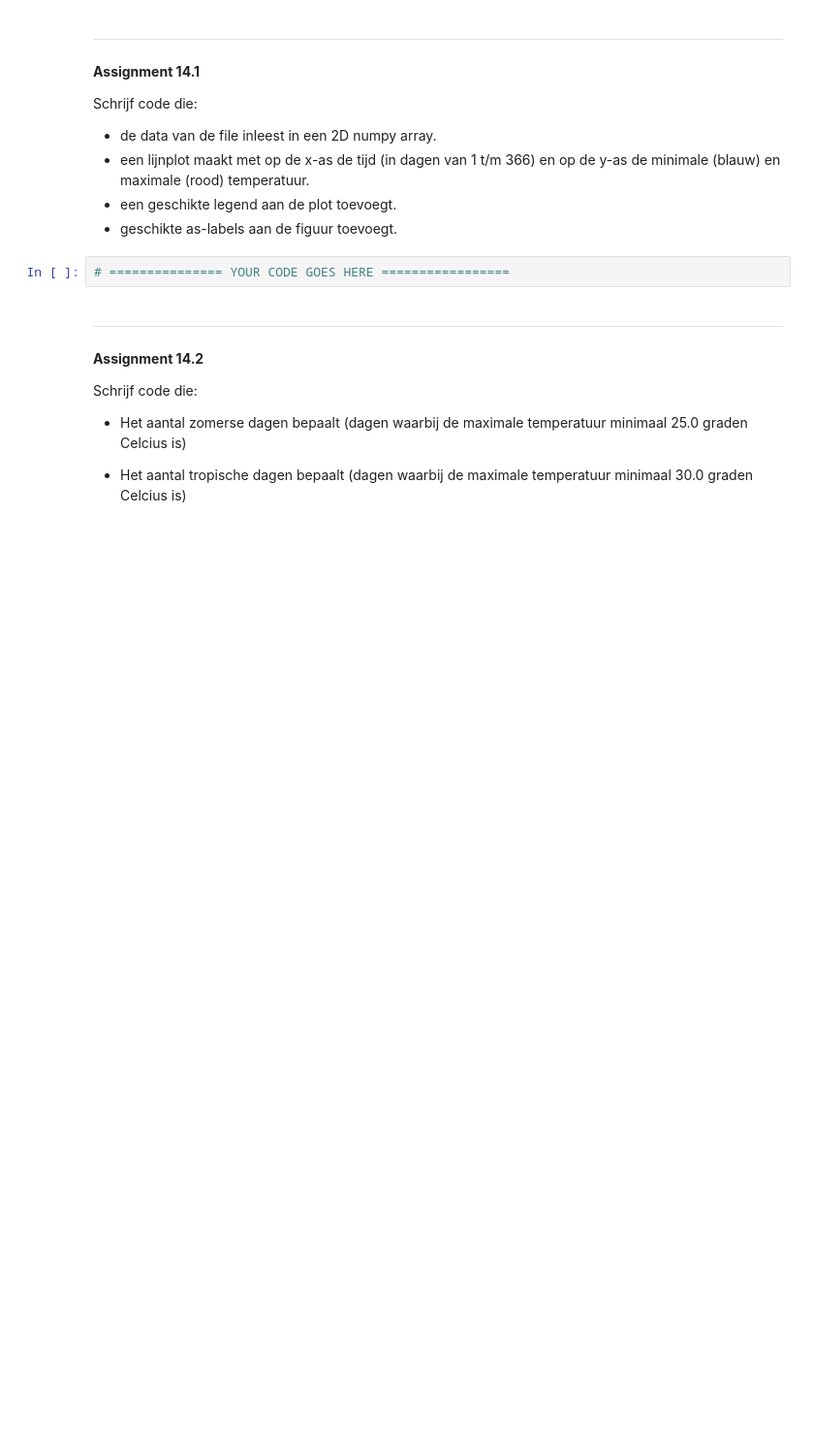
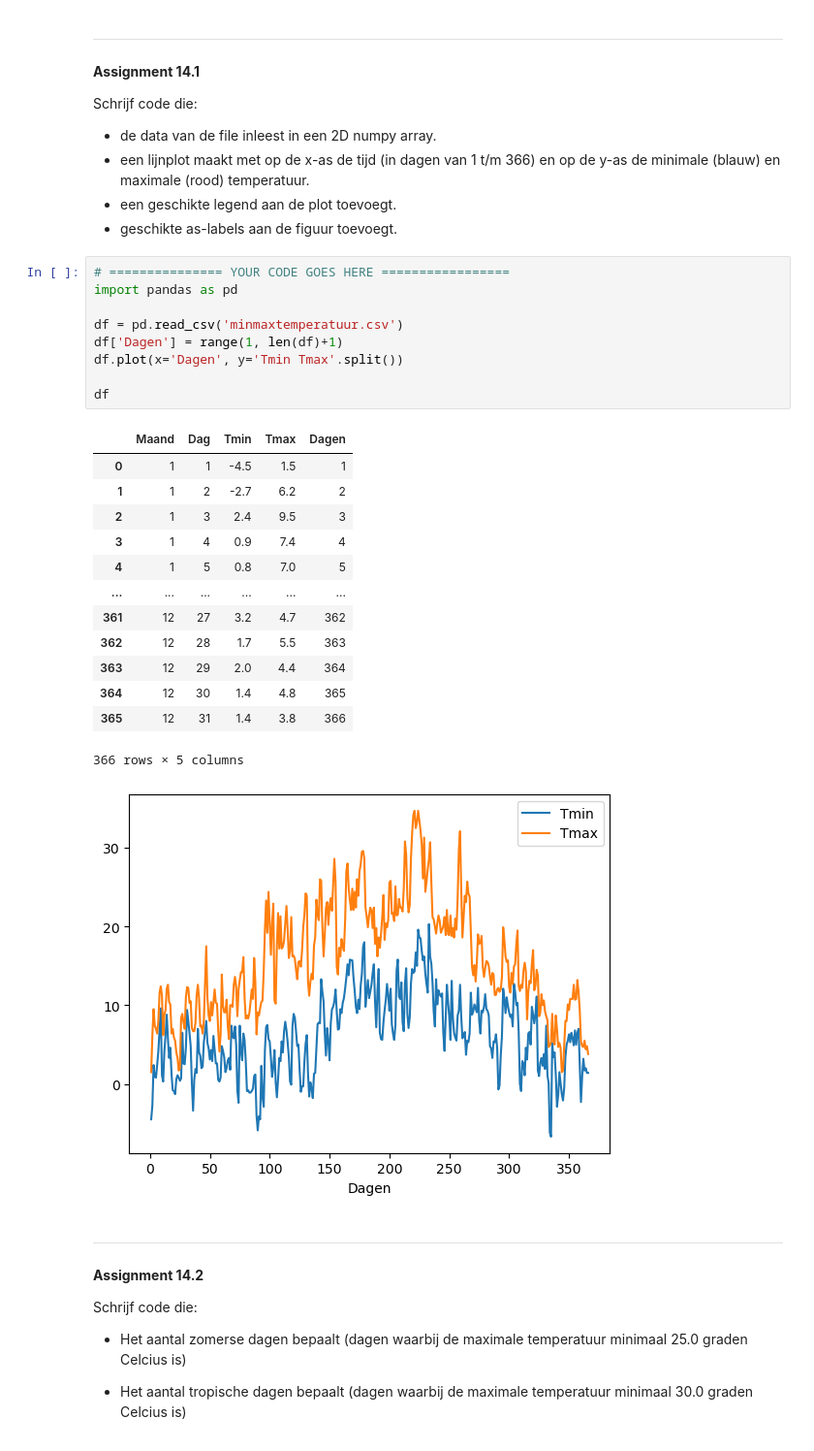
Before and after one commit to GitAkash/PnD, a Jupyter notebook: Week 5, 6 & 7/notebook14_hittegolven.ipynb, the cells around one changed output. Shown at 97% size. Cells and saved outputs as stored; diff of their text form; blank space fills up the shorter version.

```diff
--- a/Week 5, 6 & 7/notebook14_hittegolven.ipynb
+++ b/Week 5, 6 & 7/notebook14_hittegolven.ipynb
@@ -13,8 +13,30 @@ Schrijf code die:
 - een lijnplot maakt met op de x-as de tijd (in dagen van 1 t/m 366) en op de y-as de minimale (blauw) en maximale (rood) temperatuur.
 - een geschikte legend aan de plot toevoegt.
 - geschikte as-labels aan de figuur toevoegt.
-# %%
-# =============== YOUR CODE GOES HERE =================
+# %%
+# =============== YOUR CODE GOES HERE =================
+import pandas as pd
+
+df = pd.read_csv('minmaxtemperatuur.csv')
+df['Dagen'] = range(1, len(df)+1)
+df.plot(x='Dagen', y='Tmin Tmax'.split())
+
+df
+# %% [output]
+|  | Maand | Dag | Tmin | Tmax | Dagen |
+| 0 | 1 | 1 | -4.5 | 1.5 | 1 |
+| 1 | 1 | 2 | -2.7 | 6.2 | 2 |
+| 2 | 1 | 3 | 2.4 | 9.5 | 3 |
+| 3 | 1 | 4 | 0.9 | 7.4 | 4 |
+| 4 | 1 | 5 | 0.8 | 7.0 | 5 |
+| ... | ... | ... | ... | ... | ... |
+| 361 | 12 | 27 | 3.2 | 4.7 | 362 |
+| 362 | 12 | 28 | 1.7 | 5.5 | 363 |
+| 363 | 12 | 29 | 2.0 | 4.4 | 364 |
+| 364 | 12 | 30 | 1.4 | 4.8 | 365 |
+| 365 | 12 | 31 | 1.4 | 3.8 | 366 |
+366 rows × 5 columns
+[figure, added]
 # %% [markdown]
 ---
 **Assignment 14.2**
```
Also changed, not shown: parts of 2 cells of this notebook, 1 other file.
